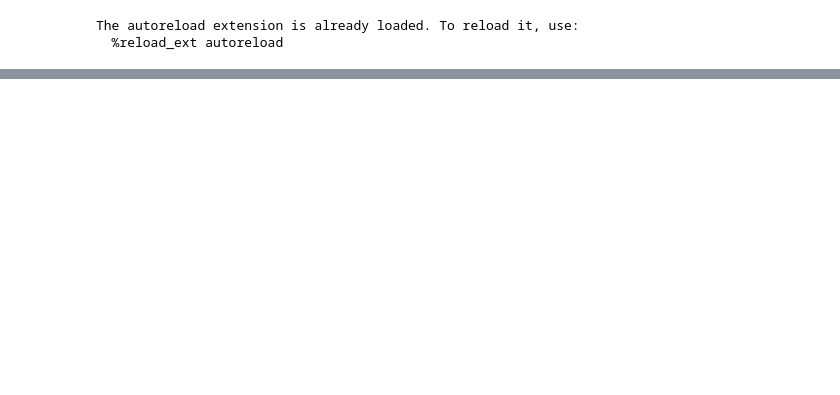
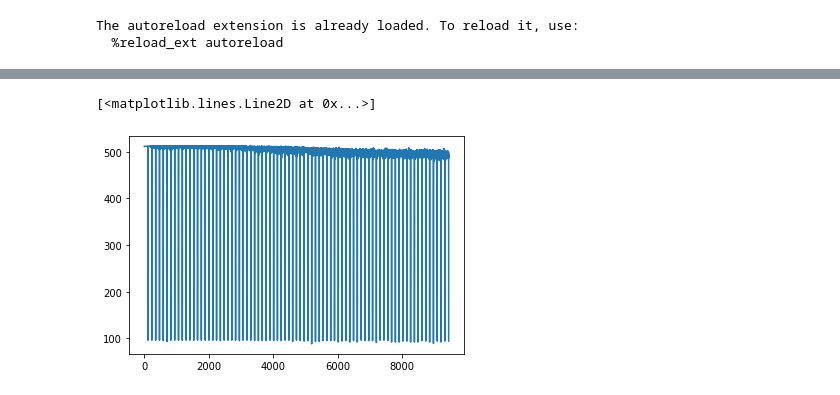
Before and after one commit to TengHu/TrainingDynamics, a Jupyter notebook: notebooks/SB.ipynb, the cells around one changed output, grey strips where cells are left out. Drawn from its saved outputs; the diff is of its cells as text; code cells hidden in the pictures; blank space fills up the shorter version.

```diff
--- a/notebooks/SB.ipynb
+++ b/notebooks/SB.ipynb
@@ -106,2 +106,7 @@ plt.legend(["Standard", "SB (beta=1)", "SB (beta=3)", "compaction, sample prob 0
+# %%
+plt.plot(results['compaction70']['train'][0]['backprops'])
+# %% [output]
+[<matplotlib.lines.Line2D at 0x...>]
+[figure, added]
 # %%
 for dname in directories:
```
Also changed, not shown: parts of 16 cells of this notebook, 6 other files.
